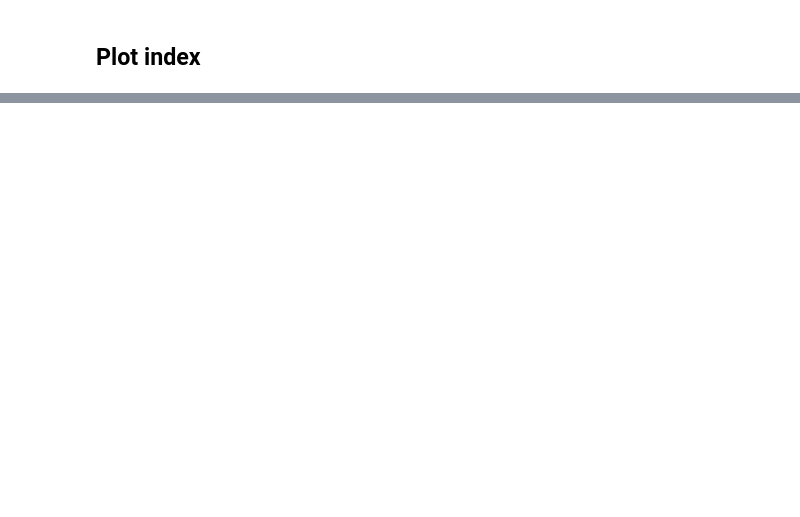
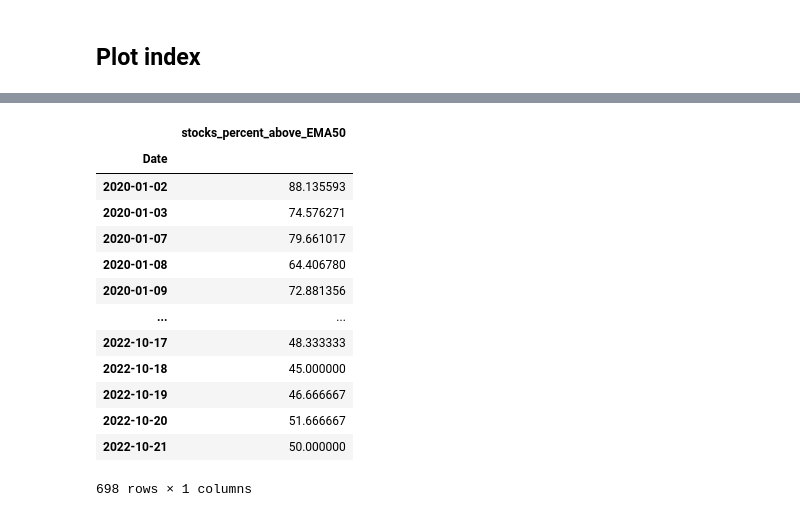
Before and after one commit to orestisf/Notebooks, a Jupyter notebook: finance/ATHEX_Composite_stocks_above_50EMA.ipynb, the cells around one changed output, grey strips where cells are left out. Cells and saved outputs as stored; diff of their text form; code cells hidden in the pictures; blank space fills up the shorter version.

```diff
--- a/finance/ATHEX_Composite_stocks_above_50EMA.ipynb
+++ b/finance/ATHEX_Composite_stocks_above_50EMA.ipynb
@@ -315,0 +322,17 @@ plt.gcf().autofmt_xdate()
+# %%
+t4
+# %% [output]
+|  | stocks_percent_above_EMA50 |
+| Date |  |
+| 2020-01-02 | 88.135593 |
+| 2020-01-03 | 74.576271 |
+| 2020-01-07 | 79.661017 |
+| 2020-01-08 | 64.406780 |
+| 2020-01-09 | 72.881356 |
+| ... | ... |
+| 2022-10-17 | 48.333333 |
+| 2022-10-18 | 45.000000 |
+| 2022-10-19 | 46.666667 |
+| 2022-10-20 | 51.666667 |
+| 2022-10-21 | 50.000000 |
+698 rows × 1 columns
```
Also changed, not shown: parts of 10 cells of this notebook.
